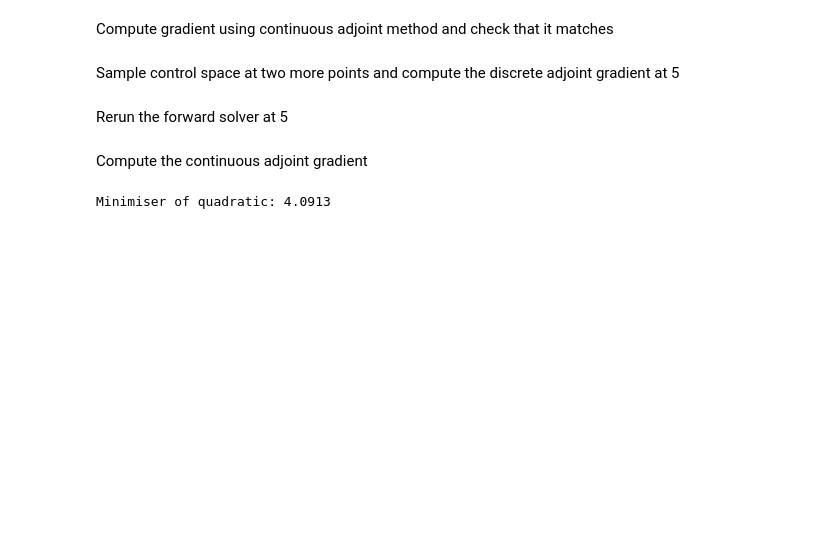
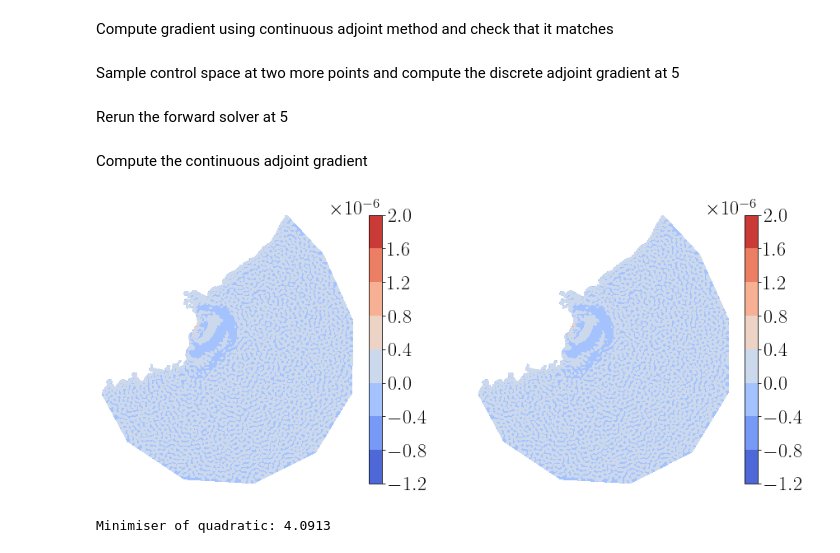
Before and after one commit to jwallwork23/adapt_utils_notebooks, a Jupyter notebook: adjoint_comparison/2d-swe-adjoint-tohoku.ipynb, the cells around one changed output. Saved outputs shown, nothing was run; the diff lists cells and outputs as text; code cells hidden in the pictures; blank space fills up the shorter version.

```diff
--- a/adjoint_comparison/2d-swe-adjoint-tohoku.ipynb
+++ b/adjoint_comparison/2d-swe-adjoint-tohoku.ipynb
@@ -306,3 +329,13 @@ for i in range(num_timesteps-1, -1, -1):
     adj_solver.solve()
     cont_adj_.assign(cont_adj)
 gc5 = assemble(gc)
+# %%
+fig, axes = plt.subplots(ncols=2, figsize=(15, 6))
+tc = tricontourf(zeta, axes=axes[0], cmap='coolwarm')
+cb = plt.colorbar(tc, ax=axes[0])
+axes[0].axis(False)
+tc = tricontourf(solve_blocks[0].adj_sol.split()[1], axes=axes[1], cmap='coolwarm')
+cb = plt.colorbar(tc, ax=axes[1])
+axes[1].axis(False);
+# %% [output]
+[figure, added]
```
Also changed, not shown: parts of 10 cells of this notebook.
